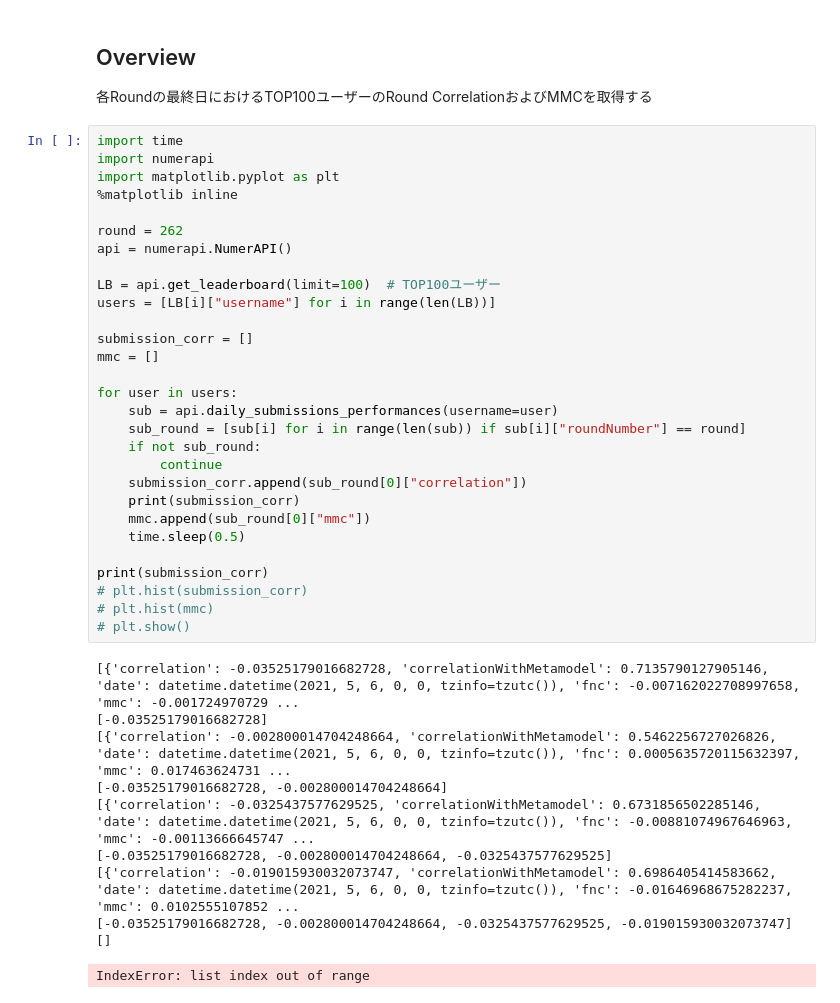
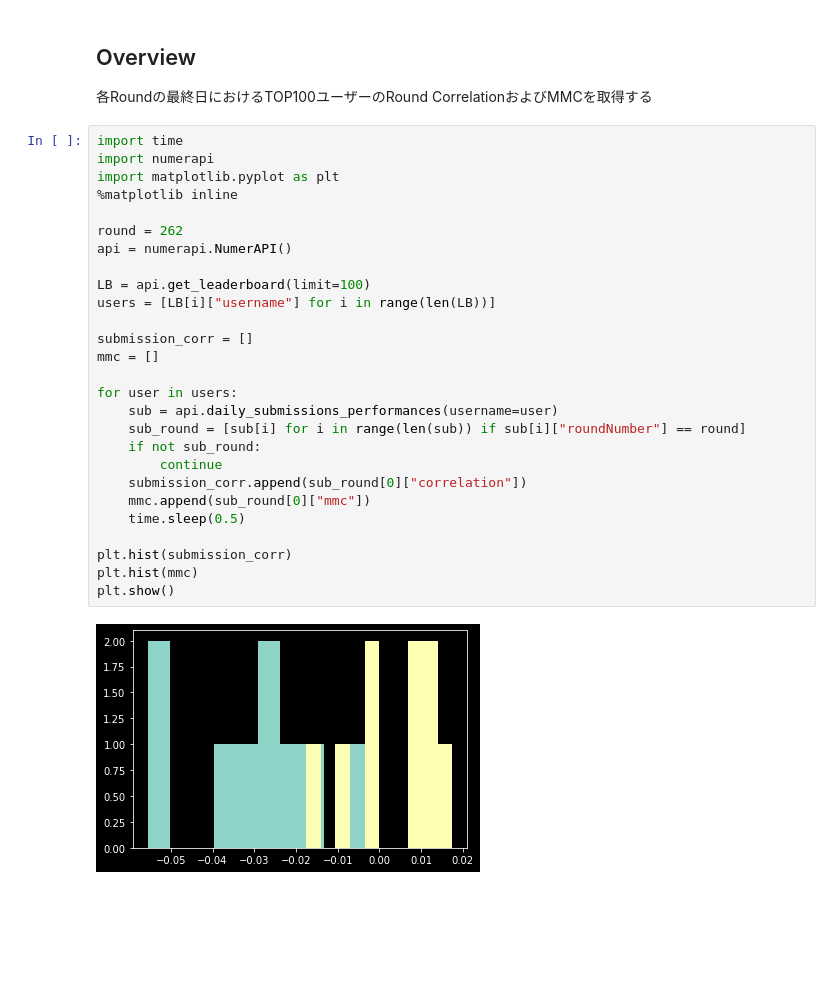
Before and after one commit to udus122/numerai, a Jupyter notebook: notebooks/top100users.ipynb, the cells around one changed output. Saved outputs shown, nothing was run; the diff lists cells and outputs as text; blank space fills up the shorter version.

```diff
--- a/notebooks/top100users.ipynb
+++ b/notebooks/top100users.ipynb
@@ -7,40 +7,29 @@
 # %%
 import time
 import numerapi
 import matplotlib.pyplot as plt
 %matplotlib inline
 
 round = 262
 api = numerapi.NumerAPI()
 
-LB = api.get_leaderboard(limit=100)  # TOP100ユーザー
+LB = api.get_leaderboard(limit=100)
 users = [LB[i]["username"] for i in range(len(LB))]
 
 submission_corr = []
 mmc = []
 
 for user in users:
     sub = api.daily_submissions_performances(username=user)
     sub_round = [sub[i] for i in range(len(sub)) if sub[i]["roundNumber"] == round]
     if not sub_round:
         continue
     submission_corr.append(sub_round[0]["correlation"])
-    print(submission_corr)
     mmc.append(sub_round[0]["mmc"])
     time.sleep(0.5)
 
-print(submission_corr)
-# plt.hist(submission_corr)
-# plt.hist(mmc)
-# plt.show()
+plt.hist(submission_corr)
+plt.hist(mmc)
+plt.show()
 # %% [output]
-[{'correlation': -0.03525179016682728, 'correlationWithMetamodel': 0.7135790127905146, 'date': datetime.datetime(2021, 5, 6, 0, 0, tzinfo=tzutc()), 'fnc': -0.007162022708997658, 'mmc': -0.001724970729 ...
-[-0.03525179016682728]
-[{'correlation': -0.002800014704248664, 'correlationWithMetamodel': 0.5462256727026826, 'date': datetime.datetime(2021, 5, 6, 0, 0, tzinfo=tzutc()), 'fnc': 0.0005635720115632397, 'mmc': 0.017463624731 ...
-[-0.03525179016682728, -0.002800014704248664]
-[{'correlation': -0.0325437577629525, 'correlationWithMetamodel': 0.6731856502285146, 'date': datetime.datetime(2021, 5, 6, 0, 0, tzinfo=tzutc()), 'fnc': -0.00881074967646963, 'mmc': -0.00113666645747 ...
-[-0.03525179016682728, -0.002800014704248664, -0.0325437577629525]
-[{'correlation': -0.019015930032073747, 'correlationWithMetamodel': 0.6986405414583662, 'date': datetime.datetime(2021, 5, 6, 0, 0, tzinfo=tzutc()), 'fnc': -0.01646968675282237, 'mmc': 0.0102555107852 ...
-[-0.03525179016682728, -0.002800014704248664, -0.0325437577629525, -0.019015930032073747]
-[]
-IndexError: list index out of range
+[figure, added]
```
Also changed, not shown: parts of 1 cell of this notebook, 3 other files.
